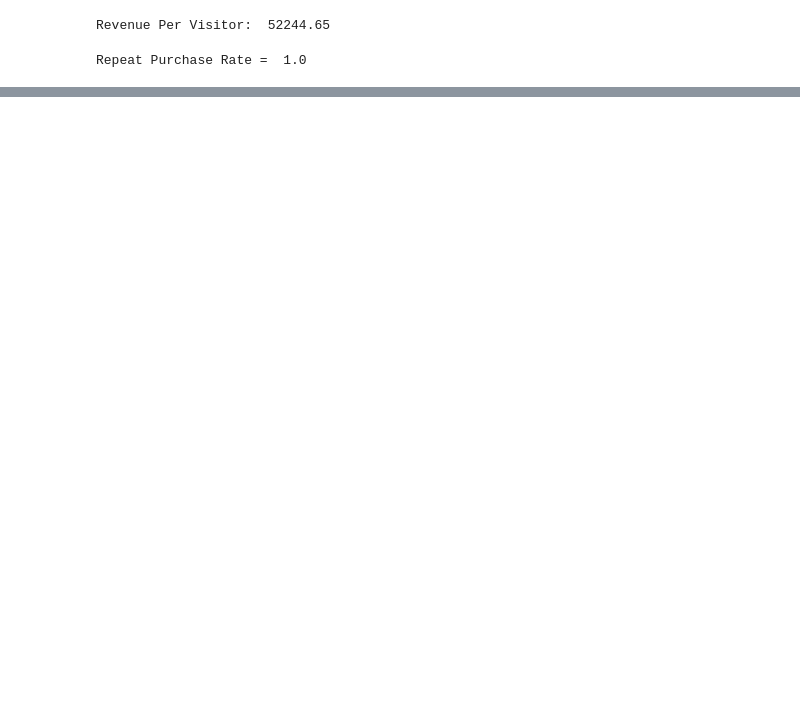
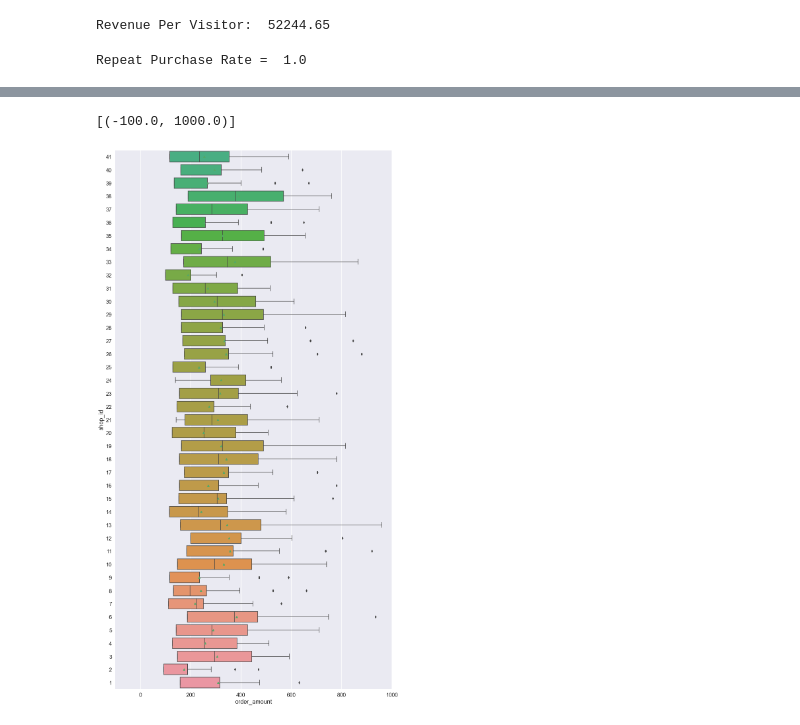
Before and after one commit to MagdaJuarez/DSChallenge, a Jupyter notebook: DataScienceChallenge.ipynb, the cells around one changed output, grey strips where cells are left out. Drawn from its saved outputs; the diff is of its cells as text; code cells hidden in the pictures; blank space fills up the shorter version.

```diff
--- a/DataScienceChallenge.ipynb
+++ b/DataScienceChallenge.ipynb
@@ -43,0 +58,10 @@ Repeat Purchase Rate =  1.0
+# %%
+sns.set(rc={'figure.figsize':(15,30)}, font_scale=1.5)#15,50
+ax = sns.boxplot(y="shop_id", x="order_amount", data=shop_data, showmeans=True, orient= 'h')
+ax.set(ylim=(-0.5, 40.5))
+ax.set(xlim=(-100, 1000))
+#print(shop_data["order_amount"].describe())
+#ax = sns.boxplot(x=shop_data["order_amount"], showmeans=True)
+# %% [output]
+[(-100.0, 1000.0)]
+[figure, added]
```
Also changed, not shown: parts of 4 cells of this notebook.
